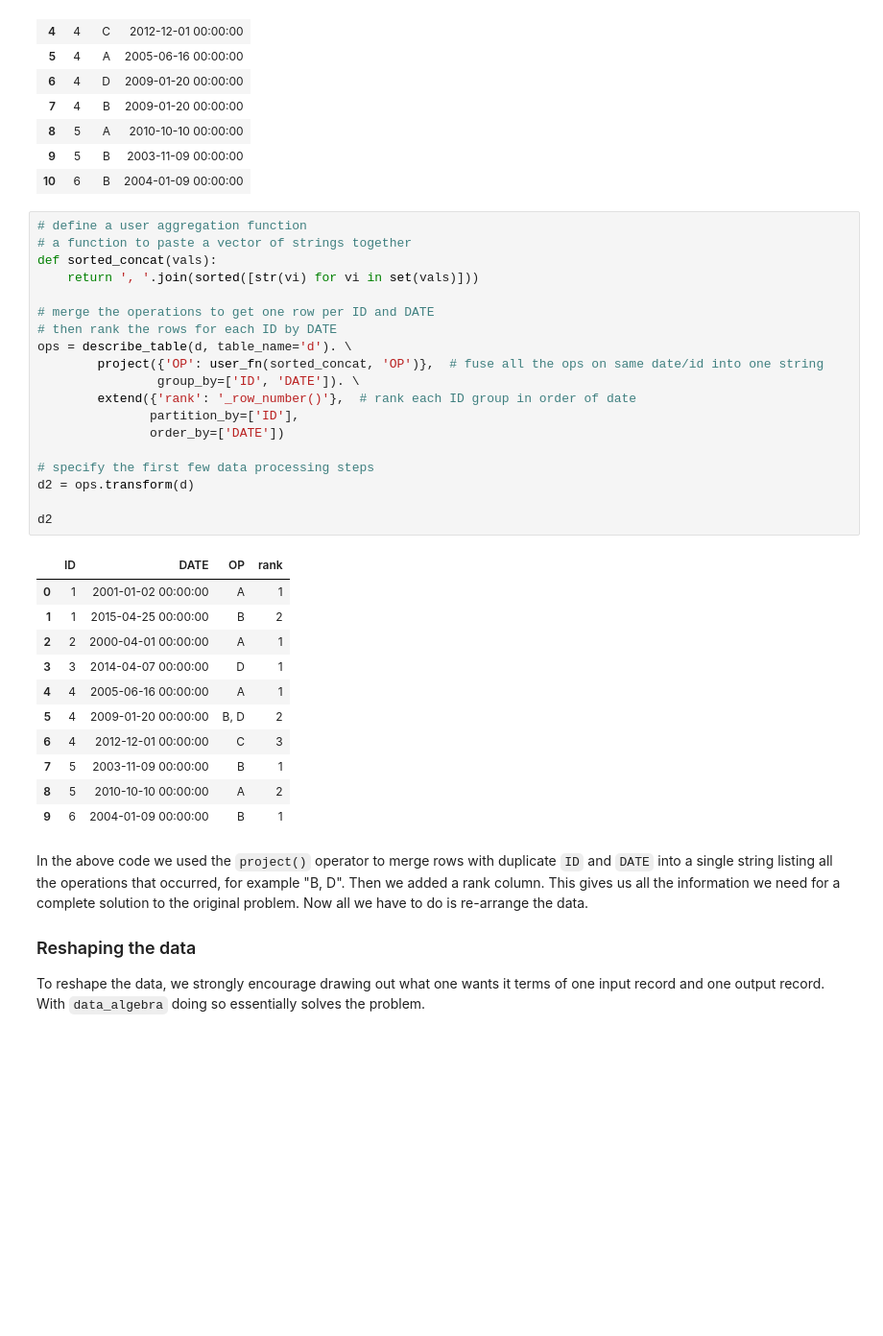
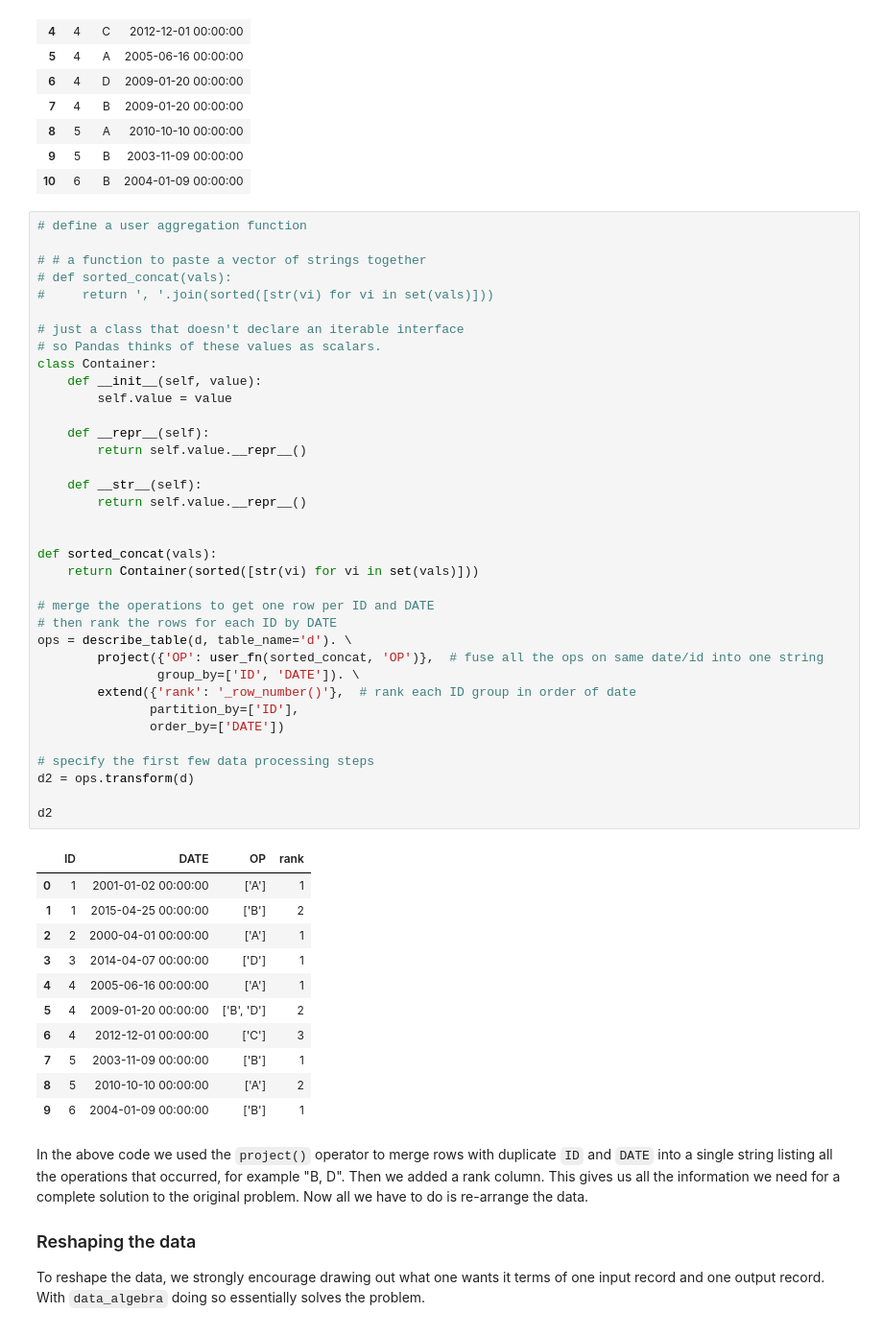
Before and after one commit to WinVector/data_algebra, a Jupyter notebook: Examples/cdata/ranking_pivot_example.ipynb, the cells around one changed output. Shown at 96% size. Cells and saved outputs as stored; diff of their text form; blank space fills up the shorter version.

```diff
--- a/Examples/cdata/ranking_pivot_example.ipynb
+++ b/Examples/cdata/ranking_pivot_example.ipynb
@@ -93,35 +93,52 @@ d
 | 10 | 6 | B | 2004-01-09 00:00:00 |
 # %%
 # define a user aggregation function
-# a function to paste a vector of strings together
+
+# # a function to paste a vector of strings together
+# def sorted_concat(vals):
+#     return ', '.join(sorted([str(vi) for vi in set(vals)]))
+
+# just a class that doesn't declare an iterable interface
+# so Pandas thinks of these values as scalars.
+class Container:
+    def __init__(self, value):
+        self.value = value
+
+    def __repr__(self):
+        return self.value.__repr__()
+
+    def __str__(self):
+        return self.value.__repr__()
+
+
 def sorted_concat(vals):
-    return ', '.join(sorted([str(vi) for vi in set(vals)]))
+    return Container(sorted([str(vi) for vi in set(vals)]))
 
 # merge the operations to get one row per ID and DATE
 # then rank the rows for each ID by DATE
 ops = describe_table(d, table_name='d'). \
         project({'OP': user_fn(sorted_concat, 'OP')},  # fuse all the ops on same date/id into one string
                 group_by=['ID', 'DATE']). \
         extend({'rank': '_row_number()'},  # rank each ID group in order of date
                partition_by=['ID'],
                order_by=['DATE'])
 
 # specify the first few data processing steps
 d2 = ops.transform(d)
 
 d2
 # %% [output]
 |  | ID | DATE | OP | rank |
-| 0 | 1 | 2001-01-02 00:00:00 | A | 1 |
-| 1 | 1 | 2015-04-25 00:00:00 | B | 2 |
-| 2 | 2 | 2000-04-01 00:00:00 | A | 1 |
-| 3 | 3 | 2014-04-07 00:00:00 | D | 1 |
-| 4 | 4 | 2005-06-16 00:00:00 | A | 1 |
-| 5 | 4 | 2009-01-20 00:00:00 | B, D | 2 |
-| 6 | 4 | 2012-12-01 00:00:00 | C | 3 |
-| 7 | 5 | 2003-11-09 00:00:00 | B | 1 |
-| 8 | 5 | 2010-10-10 00:00:00 | A | 2 |
-| 9 | 6 | 2004-01-09 00:00:00 | B | 1 |
+| 0 | 1 | 2001-01-02 00:00:00 | ['A'] | 1 |
+| 1 | 1 | 2015-04-25 00:00:00 | ['B'] | 2 |
+| 2 | 2 | 2000-04-01 00:00:00 | ['A'] | 1 |
+| 3 | 3 | 2014-04-07 00:00:00 | ['D'] | 1 |
+| 4 | 4 | 2005-06-16 00:00:00 | ['A'] | 1 |
+| 5 | 4 | 2009-01-20 00:00:00 | ['B', 'D'] | 2 |
+| 6 | 4 | 2012-12-01 00:00:00 | ['C'] | 3 |
+| 7 | 5 | 2003-11-09 00:00:00 | ['B'] | 1 |
+| 8 | 5 | 2010-10-10 00:00:00 | ['A'] | 2 |
+| 9 | 6 | 2004-01-09 00:00:00 | ['B'] | 1 |
 # %% [markdown]
 In the above code we used the `project()` operator to merge rows with duplicate `ID` and `DATE` into a single string listing all the operations that occurred, for example "B, D".  Then we added a rank column.  This gives us all the information we need for a complete solution to the original problem.   Now all we have to do is re-arrange the data.
 
```
Also changed, not shown: parts of 2 cells of this notebook, 1 other file.
